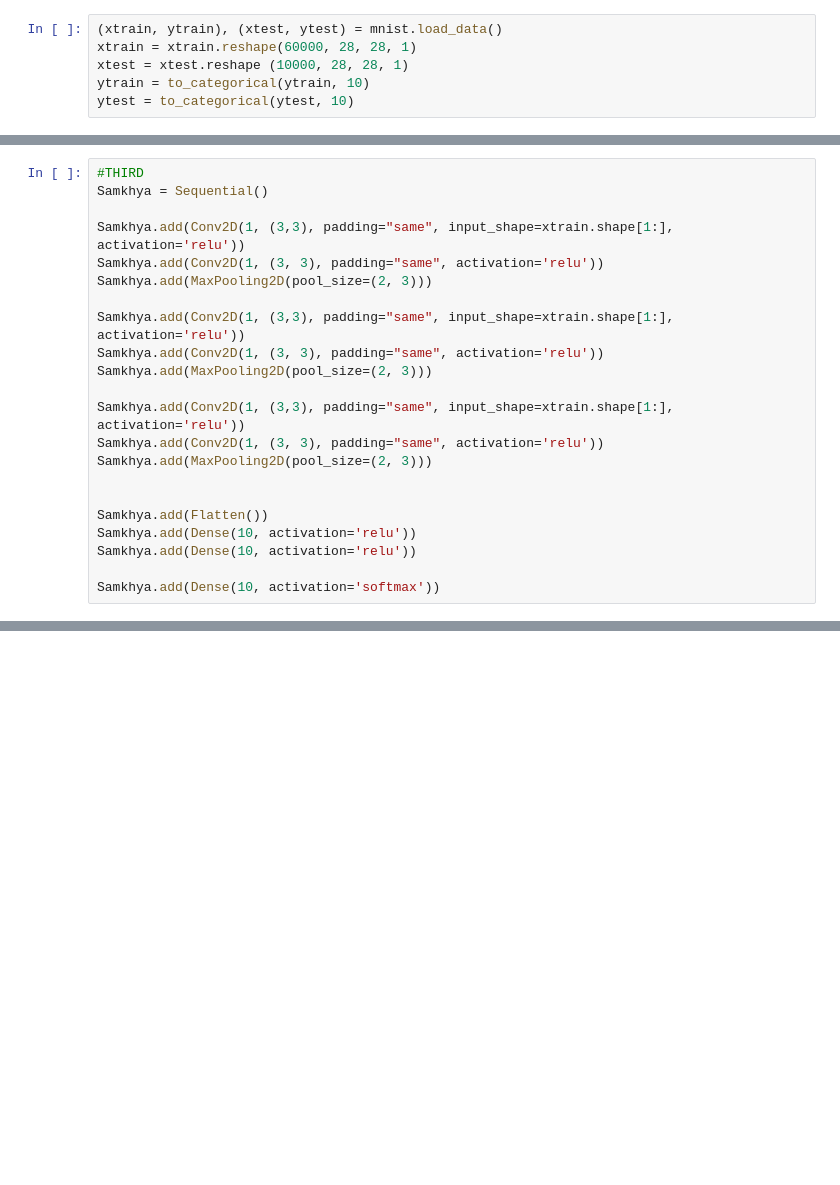
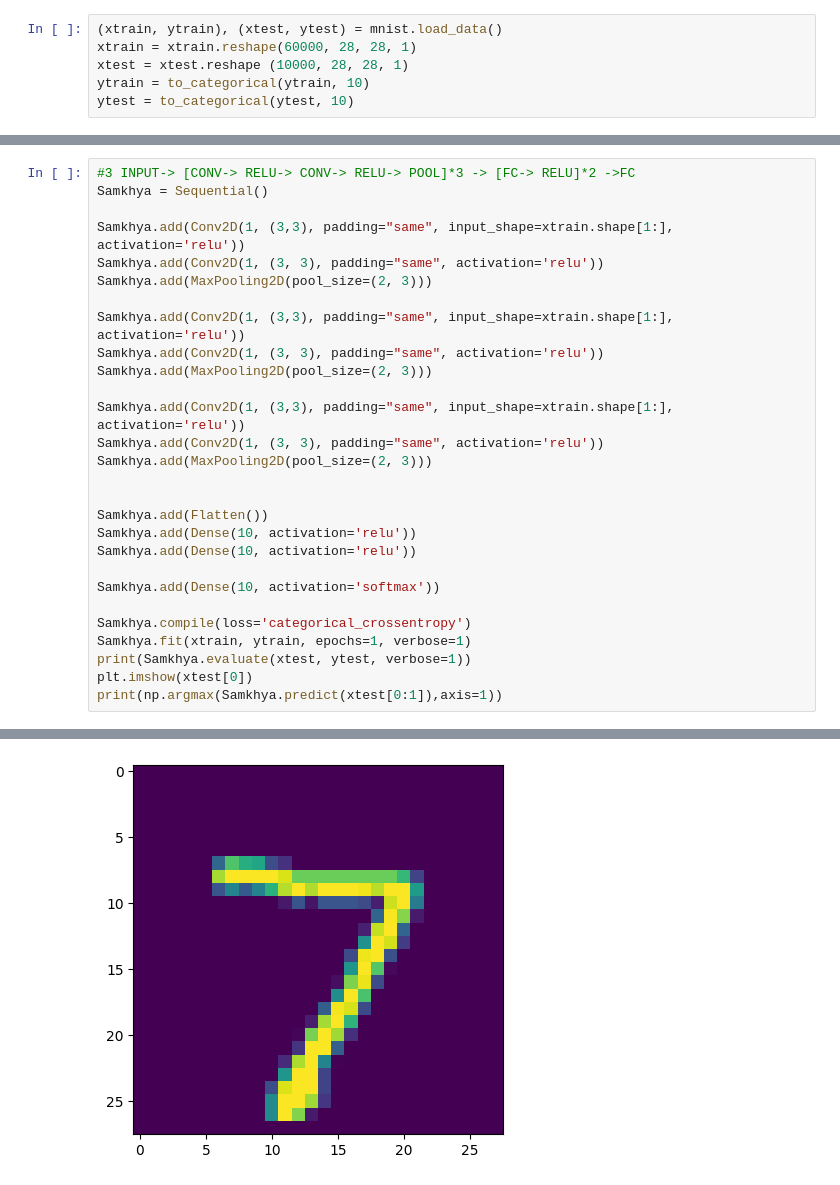
Before and after one commit to christy726/BIN-CC-531_Convolutional_Neural_Network, a Jupyter notebook: cnn.ipynb, the cells around one changed output, grey strips where cells are left out. Saved outputs shown, nothing was run; the diff lists cells and outputs as text; blank space fills up the shorter version.

```diff
--- a/cnn.ipynb
+++ b/cnn.ipynb
@@ -35,5 +64,5 @@ Samkhya.add(Dense(10, activation='softmax'))
 # %%
-#THIRD
+#3 INPUT-> [CONV-> RELU-> CONV-> RELU-> POOL]*3 -> [FC-> RELU]*2 ->FC
 Samkhya = Sequential()
 
 Samkhya.add(Conv2D(1, (3,3), padding="same", input_shape=xtrain.shape[1:], activation='relu'))
@@ -54,3 +83,10 @@ Samkhya.add(Dense(10, activation='relu'))
 Samkhya.add(Dense(10, activation='relu'))
 
 Samkhya.add(Dense(10, activation='softmax'))
+
+Samkhya.compile(loss='categorical_crossentropy')
+Samkhya.fit(xtrain, ytrain, epochs=1, verbose=1)
+print(Samkhya.evaluate(xtest, ytest, verbose=1))
+plt.imshow(xtest[0])
+print(np.argmax(Samkhya.predict(xtest[0:1]),axis=1))
+# %% [output]
@@ -57 +98,2 @@ Samkhya.add(Dense(10, activation='softmax'))
+[figure, added]
 # %%
```
Also changed, not shown: parts of 6 cells of this notebook.
